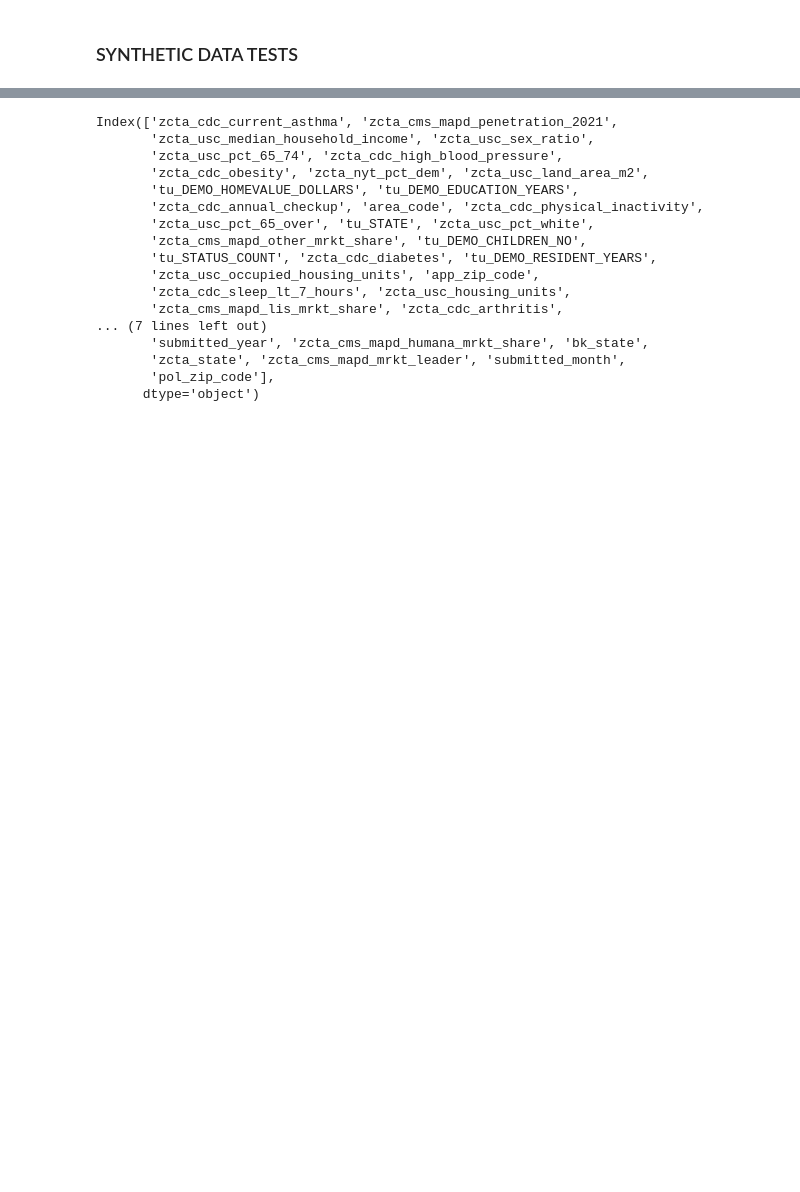
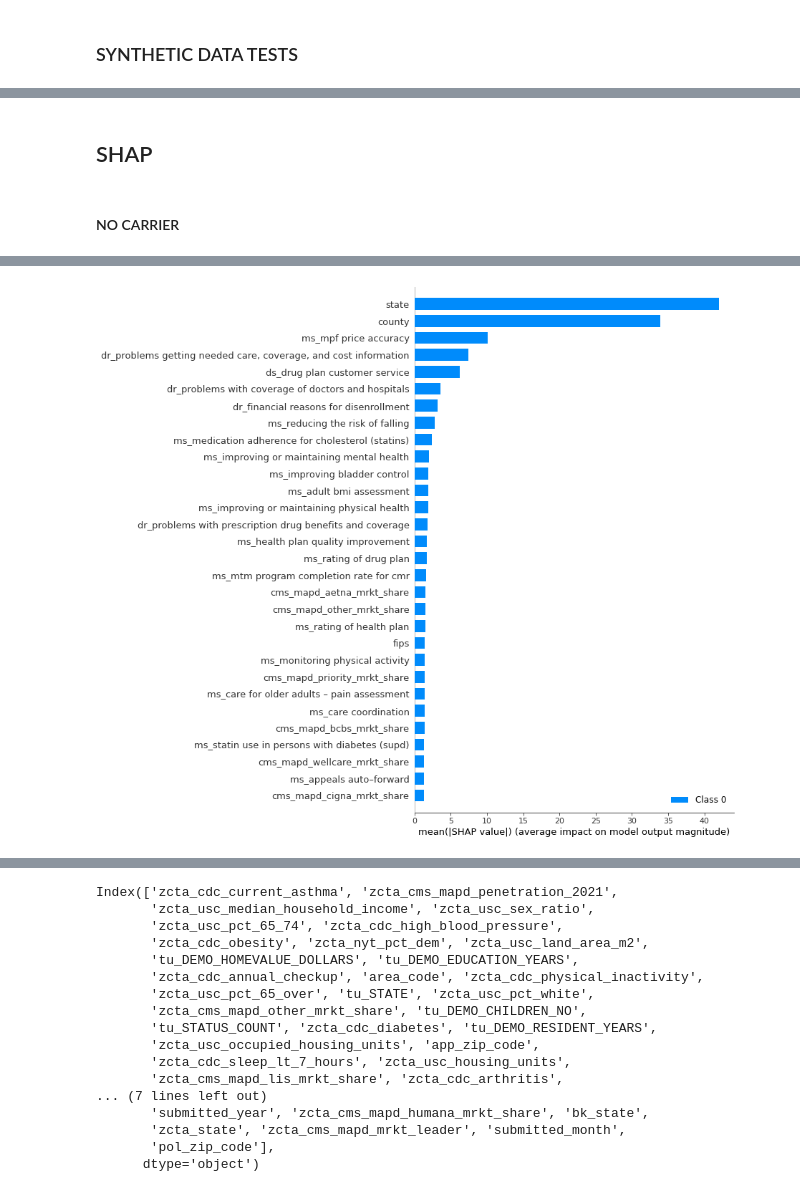
Before and after one commit to jawhar-healthcare/MedicareAdvantage_Pre_Conversion_LTV, a Jupyter notebook: model_dev.ipynb, the cells around one changed output, grey strips where cells are left out. Cells and saved outputs as stored; diff of their text form; code cells hidden in the pictures; blank space fills up the shorter version.

Commit message:
model training nbs

```diff
--- a/model_dev.ipynb
+++ b/model_dev.ipynb
@@ -379,0 +245,16 @@ shap.summary_plot(
+# %%
+model = catboost.CatBoostRegressor(
+    iterations=540,
+    depth=12,
+    learning_rate=0.01,
+    loss_function='RMSEWithUncertainty',
+    # posterior_sampling=True
+)
+
+model.fit(
+    X_train,
+    y_train,
+    cat_features=cat_cols,
+    # eval_set=(X_validation, y_validation),
+    plot=True
+)
@@ -379,0 +348,25 @@ shap.summary_plot(
+# %% [markdown]
+## SHAP
+# %% [markdown]
+#### NO CARRIER
+# %%
+# ts = X_test.drop(columns="LTV")
+# ts_lab = X_test["LTV"]
+
+## SHAP
+shap.initjs()
+explainer = shap.TreeExplainer(model)
+shap_values = explainer.shap_values(X_test)
+
+shap.summary_plot(
+    shap_values,
+    features=X_test,
+    feature_names=X_test.columns,
+    max_display=50,
+    plot_type="bar",
+    # matplotlib=True,
+    show=False,
+)
+plt.title("CMA-MA Synthetic data without Carrier info. Test dataset: 200k x 143")
+plt.savefig(f"data/cms_ma_synth/test_synth_catboost.png", dpi=200, bbox_inches="tight")
+# %% [output]
@@ -379,0 +374 @@ shap.summary_plot(
+[figure, added]
```
Also changed, not shown: parts of 79 cells of this notebook, 2 other files.
